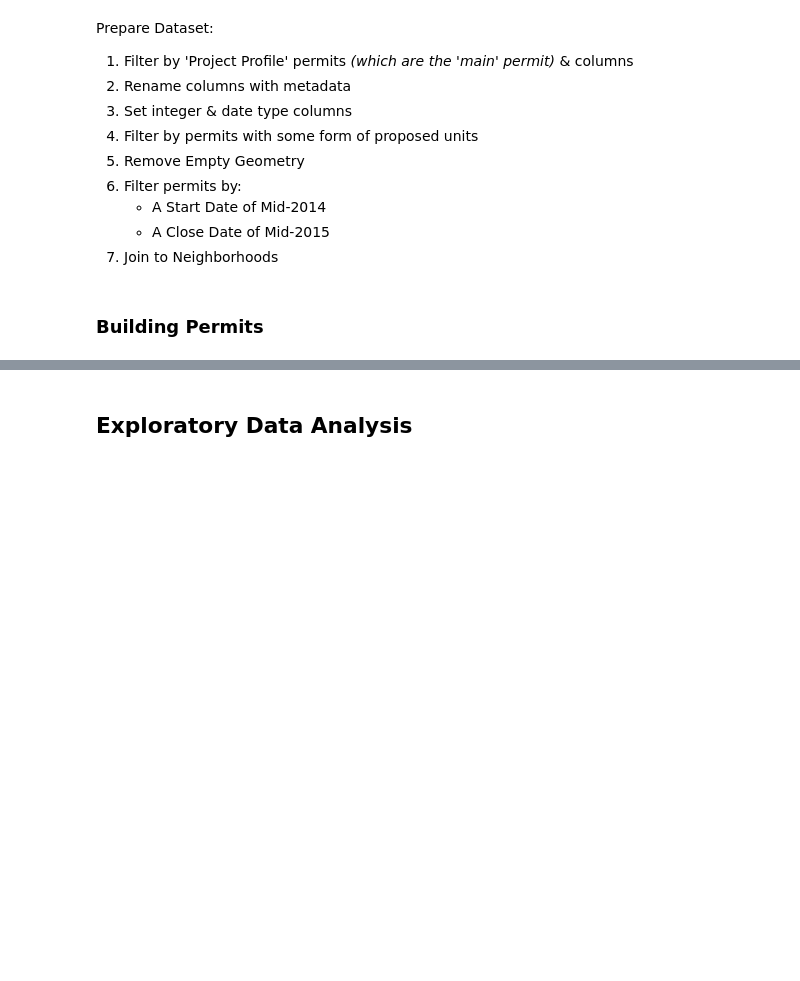
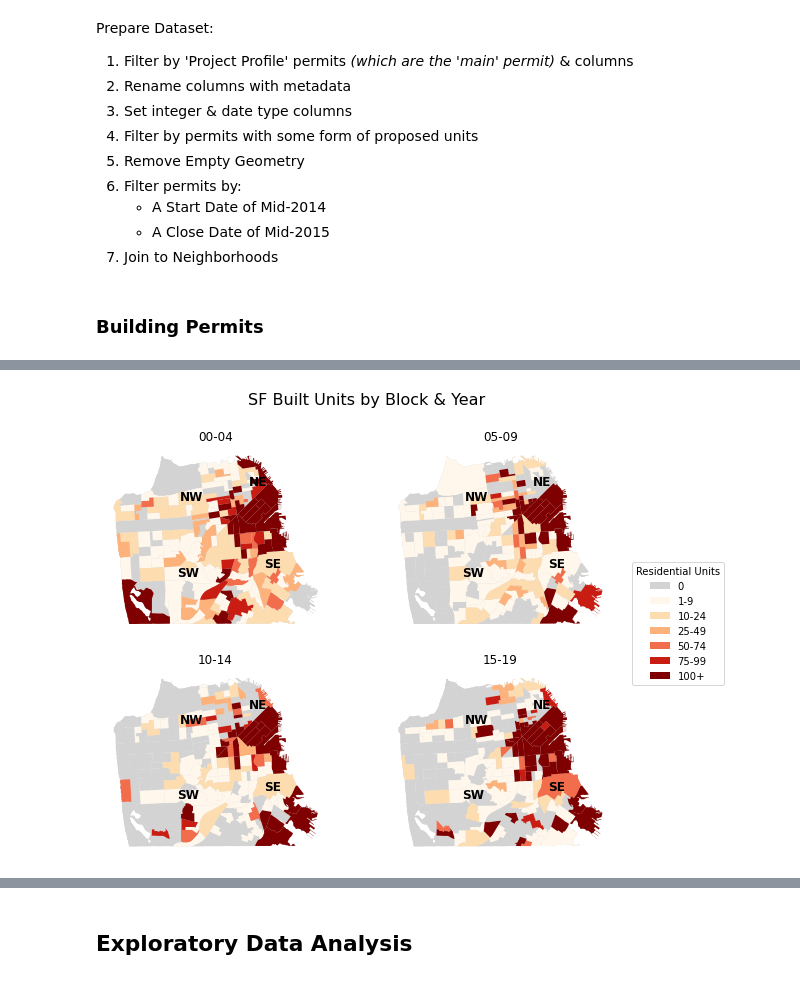
Before and after one commit to nelmsal/sf_buildingpermits, a Jupyter notebook: scripts/sf_building_permit_explore.ipynb, the cells around one changed output, grey strips where cells are left out. Saved outputs shown, nothing was run; the diff lists cells and outputs as text; code cells hidden in the pictures; blank space fills up the shorter version.

```diff
--- a/scripts/sf_building_permit_explore.ipynb
+++ b/scripts/sf_building_permit_explore.ipynb
@@ -154,0 +203,69 @@ sfbg = sfb['pid','rid', 'geometry']
+# %%
+import matplotlib.pyplot as plt
+
+nrows, ncols = (2,2)
+fig, axes = plt.subplots(nrows,ncols)
+
+date_col = '5years'
+sfbb = sfb_full.groupby(['block_id', date_col]).agg({
+    'units_prop':'sum', 'rid':'count'
+    }).reset_index(drop=False)
+sfbb = sfblock.set_index('block_id').join(sfbb.set_index('block_id'))
+
+focus_col = 'unit_bins'
+date_col = '5years'
+
+def get_bins(focus_df, focus_col, bins, labels):
+    return pd.cut(sfbb[focus_col], data_bins, labels=data_labels, include_lowest=True)
+
+focus_col='units_prop'
+data_bins = [0,1,10,25,50,75,100,max(sfbb[focus_col])]
+data_labels = ['0','1-9','10-24','25-49', '50-74', '75-99', '100+']
+sfbb['unit_bins'] = get_bins(sfbb, focus_col, data_bins, data_labels)
+
+cmap = get_cmap(data_labels, 'OrRd')
+
+focus_col = 'unit_bins'
+
+year_bins = list(sfb_full[date_col].unique())
+year_bins.sort()
+year_bins = np.array(year_bins).reshape(nrows, ncols)
+
+for row in range(nrows):
+    for col in range(ncols):
+        year = year_bins[row,col]
+        ax = axes[row,col]
+        sfbb_sub = sfbb[
+            (sfbb[date_col]==year)&(sfbb[focus_col]!=0)
+        ]
+        for value,color in cmap.items():
+            sfbb_sub[sfbb_sub[focus_col]==value].plot(
+                ax=ax,
+                zorder=5, legend=True,
+                color = color
+            )
+        sfblock.plot(
+            ax=ax, zorder=4,
+            color='lightgrey'
+            )
+        plot_quads(ax)
+
+        ax.set_title(year)
+        ax.set_axis_off()
+
+import matplotlib.patches as mpatches
+labels = cmap.keys()
+colors = cmap.values()
+handles = [mpatches.Patch(facecolor=color) for color in colors] #mpatches.Patch(facecolor='r', edgecolor='#000000')
+fig.legend(handles = handles, labels=labels,
+       loc="center right",
+       title="Residential Units"
+       #borderaxespad=0.1
+       )
+plt.subplots_adjust(right=0.85)
+
+fig.suptitle('SF Built Units by Block & Year', fontsize=16)
+fig.set_size_inches(10, 7.5, forward=True)
+#fig.tight_layout()
+# %% [output]
+[figure, added]
```
Also changed, not shown: parts of 16 cells of this notebook, 1 other file.
